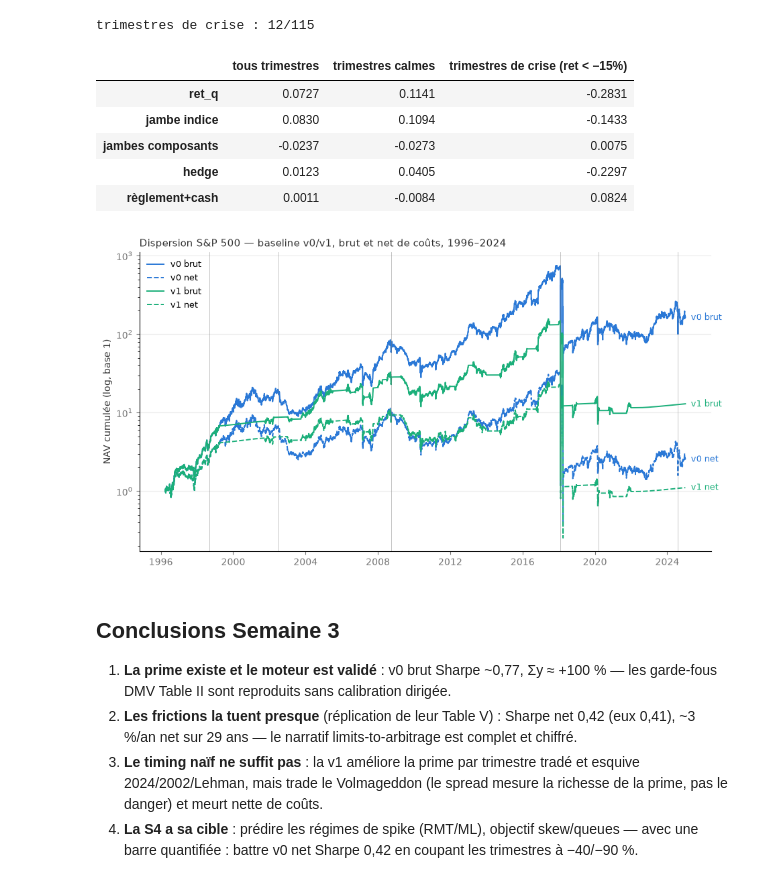
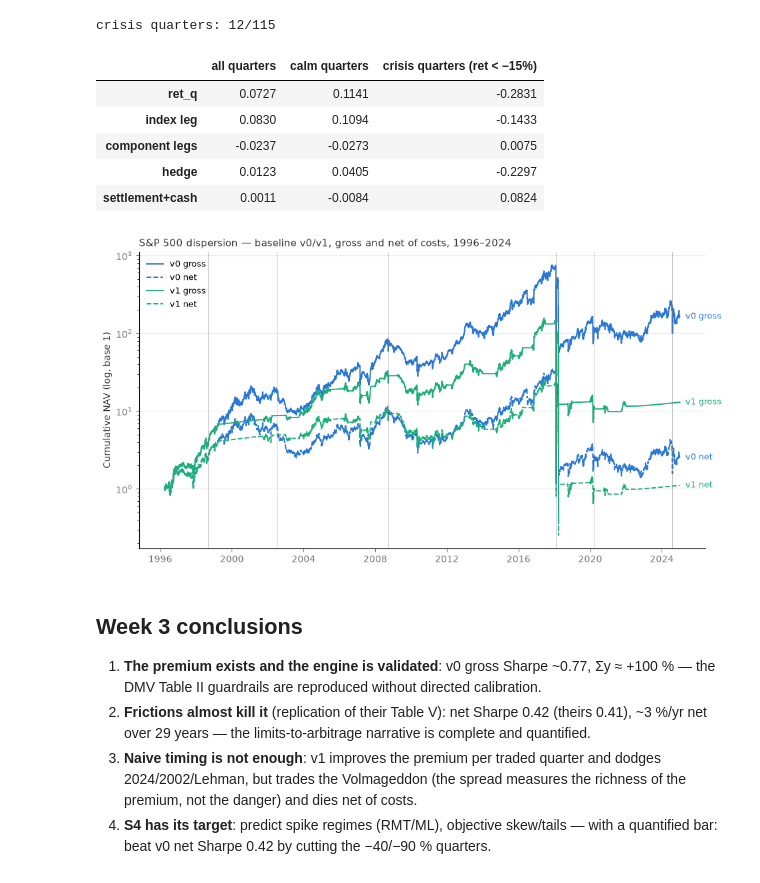
Before and after one commit to NSB22/Dispersion-Trading-Project, a Jupyter notebook: exploration_notebooks/06_backtest_results.ipynb, the cells around one changed output. Cells and saved outputs as stored; diff of their text form; code cells hidden in the pictures.

```diff
--- a/exploration_notebooks/06_backtest_results.ipynb
+++ b/exploration_notebooks/06_backtest_results.ipynb
@@ -13,7 +13,7 @@ import pandas as pd
 
 ROOT = Path.cwd() if (Path.cwd() / "data").exists() else Path.cwd().parent
 P = ROOT / "data" / "processed"
-TAGS = {"v0 brut": "v0", "v0 net": "v0_net", "v1 brut": "v1", "v1 net": "v1_net"}
+TAGS = {"v0 gross": "v0", "v0 net": "v0_net", "v1 gross": "v1", "v1 net": "v1_net"}
 
 rows = []
 for label, tag in TAGS.items():
@@ -25,19 +25,19 @@ for label, tag in TAGS.items():
     cost = (q.loc[q["traded"], "cost_entry"] + q.loc[q["traded"], "cost_hedge"]).mean() \
         if "cost_entry" in q.columns and q["cost_entry"].abs().sum() > 0 else 0.0
     rows.append({
-        "variante": label,
-        "trimestres tradés": f"{int(q['traded'].sum())}/{len(q)}",
-        "ret trim. moyen": r.mean(),
-        "t-stat": r.mean() / r.std() * np.sqrt(len(r)),   # trimestres non chevauchants
+        "variant": label,
+        "quarters traded": f"{int(q['traded'].sum())}/{len(q)}",
+        "mean quarterly return": r.mean(),
+        "t-stat": r.mean() / r.std() * np.sqrt(len(r)),   # non-overlapping quarters
         "Sharpe (ann.)": r.mean() / r.std() * 2,
         "Sortino (ann.)": r.mean() / down.std() * 2 if len(down) > 2 else np.nan,
         "skew": r.skew(),
-        "% trim > 0": (r > 0).mean(),
-        "cumul (×)": cum.iloc[-1],
+        "% quarters > 0": (r > 0).mean(),
+        "cumulative (×)": cum.iloc[-1],
         "maxDD (daily)": (cum / cum.cummax() - 1).min(),
-        "coût/trim tradé": cost,
+        "cost/traded quarter": cost,
     })
-met = pd.DataFrame(rows).set_index("variante")
+met = pd.DataFrame(rows).set_index("variant")
 (ROOT / "results" / "tables").mkdir(parents=True, exist_ok=True)
 met.to_csv(ROOT / "results" / "tables" / "table_s3_metrics.csv")
 met.round(3)
@@ -78,5 +78,5 @@ san
 # %%
-# Décomposition du P&L par source (jambes / hedge / règlement+cash) — additive par construction
+# P&L decomposition by source (legs / hedge / settlement+cash) — additive by construction
 q0 = q0.set_index("rebalance_date")
 parts = []
 for reb, g in led.groupby("rebalance_date"):
@@ -86,72 +86,72 @@ for reb, g in led.groupby("rebalance_date"):
     comp_pnl = g["nav_comp"].iloc[-1] - g["nav_comp"].iloc[0]
     hedge_pnl = (g["hedge_shares"].shift(1) * g["spx_close"].diff()).sum()
     ret_q = float(q0.loc[reb, "ret_q"])
-    total = ret_q * base / (1 + 0)  # P&L trimestre en $ (approx base = W)
-    resid = total - idx_pnl - comp_pnl - hedge_pnl   # règlement, accrual, jour d'entrée
+    total = ret_q * base / (1 + 0)  # quarterly P&L in $ (approx base = W)
+    resid = total - idx_pnl - comp_pnl - hedge_pnl   # settlement, accrual, entry day
     parts.append((reb, ret_q, idx_pnl / base, comp_pnl / base, hedge_pnl / base, resid / base))
-att = pd.DataFrame(parts, columns=["rebalance_date", "ret_q", "jambe indice",
-                                    "jambes composants", "hedge", "règlement+cash"]).set_index("rebalance_date")
+att = pd.DataFrame(parts, columns=["rebalance_date", "ret_q", "index leg",
+                                    "component legs", "hedge", "settlement+cash"]).set_index("rebalance_date")
 crise = att["ret_q"] < -0.15
 summary = pd.DataFrame({
-    "tous trimestres": att.mean(),
-    "trimestres calmes": att[~crise].mean(),
-    "trimestres de crise (ret < −15%)": att[crise].mean(),
+    "all quarters": att.mean(),
+    "calm quarters": att[~crise].mean(),
+    "crisis quarters (ret < −15%)": att[crise].mean(),
 })
-print(f"trimestres de crise : {int(crise.sum())}/{len(att)}")
+print(f"crisis quarters: {int(crise.sum())}/{len(att)}")
 summary.round(4)
 # %% [output]
-trimestres de crise : 12/115
+crisis quarters: 12/115
-|  | tous trimestres | trimestres calmes | trimestres de crise (ret < −15%) |
+|  | all quarters | calm quarters | crisis quarters (ret < −15%) |
 | ret_q | 0.0727 | 0.1141 | -0.2831 |
-| jambe indice | 0.0830 | 0.1094 | -0.1433 |
-| jambes composants | -0.0237 | -0.0273 | 0.0075 |
+| index leg | 0.0830 | 0.1094 | -0.1433 |
+| component legs | -0.0237 | -0.0273 | 0.0075 |
 | hedge | 0.0123 | 0.0405 | -0.2297 |
-| règlement+cash | 0.0011 | -0.0084 | 0.0824 |
+| settlement+cash | 0.0011 | -0.0084 | 0.0824 |
 # %%
 import matplotlib.pyplot as plt
 import matplotlib.dates as mdates
 
 C_V0, C_V1, INK, MUTED = "#2a78d6", "#1baf7a", "#333333", "#767676"
 fig, ax = plt.subplots(figsize=(11, 5.8))
 
-for label, tag, color, ls in [("v0 brut", "v0", C_V0, "-"), ("v0 net", "v0_net", C_V0, "--"),
-                              ("v1 brut", "v1", C_V1, "-"), ("v1 net", "v1_net", C_V1, "--")]:
+for label, tag, color, ls in [("v0 gross", "v0", C_V0, "-"), ("v0 net", "v0_net", C_V0, "--"),
+                              ("v1 gross", "v1", C_V1, "-"), ("v1 net", "v1_net", C_V1, "--")]:
     d = pd.read_parquet(P / f"backtest_{tag}_daily.parquet")
     nav = (1 + d["ret"].astype(float)).cumprod()
     ax.plot(pd.to_datetime(d["date"]), nav, color=color, ls=ls, lw=1.4, label=label)
     ax.annotate(label, xy=(pd.to_datetime(d["date"]).iloc[-1], nav.iloc[-1]),
                 xytext=(6, 0), textcoords="offset points", va="center",
                 fontsize=9, color=color)
 
 for dt, txt in [("1998-09-01", "LTCM"), ("2002-07-01", "2002"), ("2008-10-01", "GFC"),
                 ("2018-02-05", "Volmageddon"), ("2020-03-16", "COVID"), ("2024-08-05", "2024")]:
     ax.axvline(pd.Timestamp(dt), color=MUTED, lw=0.6, alpha=0.5)
     ax.annotate(txt, xy=(pd.Timestamp(dt), ax.get_ylim()[0]), xytext=(2, 4),
                 textcoords="offset points", fontsize=7.5, color=MUTED, rotation=90, va="bottom")
 
 ax.set_yscale("log")
-ax.set_ylabel("NAV cumulée (log, base 1)", color=INK)
-ax.set_title("Dispersion S&P 500 — baseline v0/v1, brut et net de coûts, 1996–2024",
+ax.set_ylabel("Cumulative NAV (log, base 1)", color=INK)
+ax.set_title("S&P 500 dispersion — baseline v0/v1, gross and net of costs, 1996–2024",
              loc="left", fontsize=11, color=INK)
 ax.legend(loc="upper left", frameon=False, fontsize=9)
 ax.spines[["top", "right"]].set_visible(False)
 ax.grid(axis="y", alpha=0.25)
 ax.tick_params(colors=MUTED)
 ax.xaxis.set_major_locator(mdates.YearLocator(4))
 
 fig.savefig(ROOT / "results" / "figures" / "fig_backtest_s3.png", dpi=150, bbox_inches="tight")
 plt.show()
 # %% [output]
-[figure, old version]
+[figure, new version]
 # %% [markdown]
-## Conclusions Semaine 3
+## Week 3 conclusions
 
-1. **La prime existe et le moteur est validé** : v0 brut Sharpe ~0,77, Σy ≈ +100 % — les
-   garde-fous DMV Table II sont reproduits sans calibration dirigée.
-2. **Les frictions la tuent presque** (réplication de leur Table V) : Sharpe net 0,42 (eux 0,41),
-   ~3 %/an net sur 29 ans — le narratif limits-to-arbitrage est complet et chiffré.
-3. **Le timing naïf ne suffit pas** : la v1 améliore la prime par trimestre tradé et esquive
-   2024/2002/Lehman, mais trade le Volmageddon (le spread mesure la richesse de la prime, pas le
-   danger) et meurt nette de coûts.
-4. **La S4 a sa cible** : prédire les régimes de spike (RMT/ML), objectif skew/queues — avec une
-   barre quantifiée : battre v0 net Sharpe 0,42 en coupant les trimestres à −40/−90 %.
+1. **The premium exists and the engine is validated**: v0 gross Sharpe ~0.77, Σy ≈ +100 % — the
+   DMV Table II guardrails are reproduced without directed calibration.
+2. **Frictions almost kill it** (replication of their Table V): net Sharpe 0.42 (theirs 0.41),
+   ~3 %/yr net over 29 years — the limits-to-arbitrage narrative is complete and quantified.
+3. **Naive timing is not enough**: v1 improves the premium per traded quarter and dodges
+   2024/2002/Lehman, but trades the Volmageddon (the spread measures the richness of the premium,
+   not the danger) and dies net of costs.
+4. **S4 has its target**: predict spike regimes (RMT/ML), objective skew/tails — with a
+   quantified bar: beat v0 net Sharpe 0.42 by cutting the −40/−90 % quarters.
```
Also changed, not shown: parts of 3 cells of this notebook, 53 other files.
